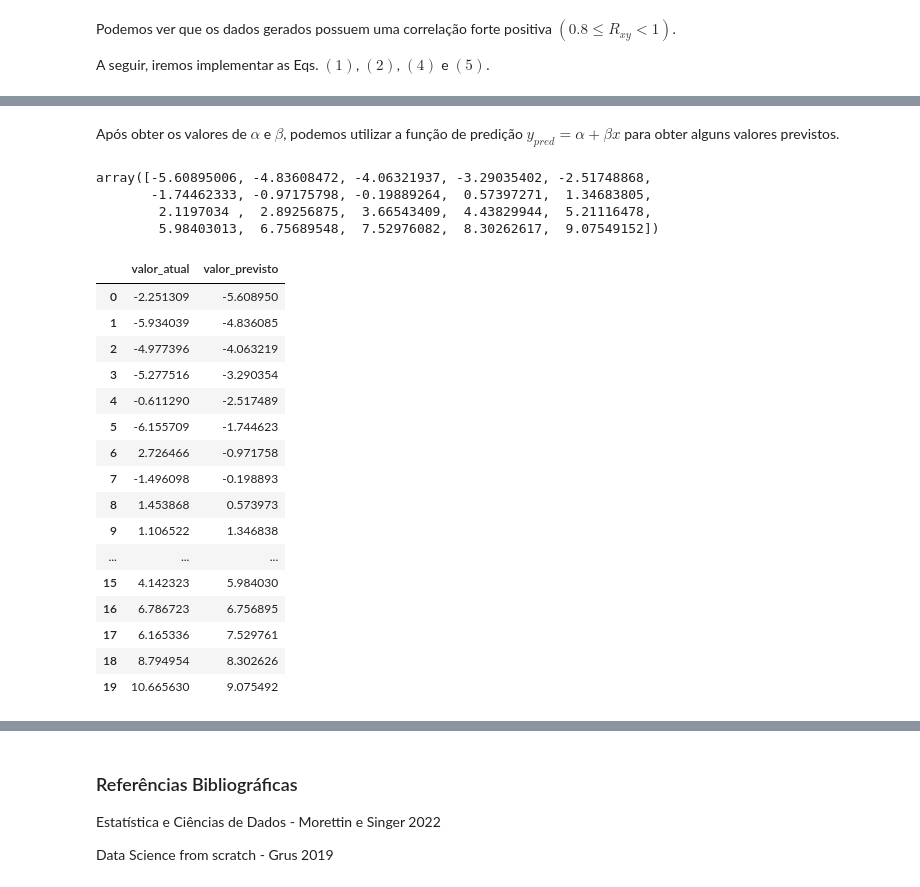
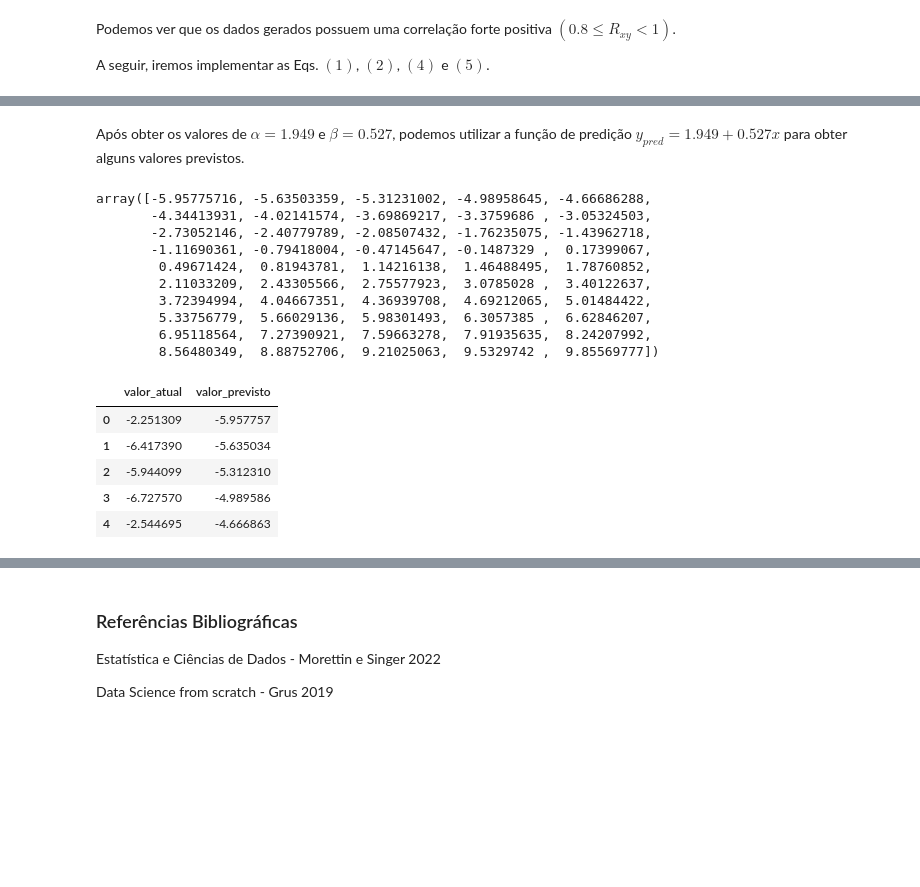
Before and after one commit to williamjouse/Linear-Regression, a Jupyter notebook: linear_regression_from_scratch.ipynb, the cells around one changed output, grey strips where cells are left out. Drawn from its saved outputs; the diff is of its cells as text; code cells hidden in the pictures; blank space fills up the shorter version.

```diff
--- a/linear_regression_from_scratch.ipynb
+++ b/linear_regression_from_scratch.ipynb
@@ -74,8 +76,8 @@ import pandas as pd
 np.random.seed(1)
 
 # Dados gerados aleatoriamente
-x = np.linspace(-15, 15, 20)
-y = x * 0.5 + 2 + np.random.normal(0, 2, size = 20)
+x = np.linspace(-15, 15, 50)
+y = x * 0.5 + 2 + np.random.normal(0, 2, size = 50)
 
 # Verificando se as variáveis são correlacionadas
 Rxy = np.corrcoef(x,y)
@@ -147,7 +149,7 @@ class linear_regression(object):
 
         x_bar = np.mean(x)
         n = len(x)
-        S = np.sqrt((1.0/(n - 2.0))*self.sum_of_sqerrors(alpha, beta, x, y))
+        S = np.sqrt((1.0/(n - 2))*self.sum_of_sqerrors(alpha, beta, x, y))
         h_ii = 1.0/n + (x - x_bar)**2/sum((x_i - x_bar)**2 for x_i in x)
 
         return self.error(alpha, beta, x, y)/(S*np.sqrt(1.0 - h_ii))
@@ -187,33 +194,28 @@ plt.show()
 # %% [markdown]
-Após obter os valores de $\alpha$ e $\beta$, podemos utilizar a função de predição $y_{pred}= \alpha + \beta x$ para obter alguns valores previstos.
+Após obter os valores de $\alpha = 1.949$ e $\beta = 0.527$, podemos utilizar a função de predição $y_{pred}= 1.949 + 0.527 x$ para obter alguns valores previstos.
 # %%
 # Usando os valores obtidos de alpha e beta para calcular os valores previstos da variável resposta.
 y_pred = reg.predict(alpha, beta, x)
 y_pred
 # %% [output]
-array([-5.60895006, -4.83608472, -4.06321937, -3.29035402, -2.51748868,
-       -1.74462333, -0.97175798, -0.19889264,  0.57397271,  1.34683805,
-        2.1197034 ,  2.89256875,  3.66543409,  4.43829944,  5.21116478,
-        5.98403013,  6.75689548,  7.52976082,  8.30262617,  9.07549152])
+array([-5.95775716, -5.63503359, -5.31231002, -4.98958645, -4.66686288,
+       -4.34413931, -4.02141574, -3.69869217, -3.3759686 , -3.05324503,
+       -2.73052146, -2.40779789, -2.08507432, -1.76235075, -1.43962718,
+       -1.11690361, -0.79418004, -0.47145647, -0.1487329 ,  0.17399067,
+        0.49671424,  0.81943781,  1.14216138,  1.46488495,  1.78760852,
+        2.11033209,  2.43305566,  2.75577923,  3.0785028 ,  3.40122637,
+        3.72394994,  4.04667351,  4.36939708,  4.69212065,  5.01484422,
+        5.33756779,  5.66029136,  5.98301493,  6.3057385 ,  6.62846207,
+        6.95118564,  7.27390921,  7.59663278,  7.91935635,  8.24207992,
+        8.56480349,  8.88752706,  9.21025063,  9.5329742 ,  9.85569777])
 # %%
 # Dataframe com os valores atuais e os previstos.
 new_df = pd.DataFrame({"valor_atual": y, "valor_previsto": y_pred})
-new_df
+new_df.head()
 # %% [output]
 |  | valor_atual | valor_previsto |
-| 0 | -2.251309 | -5.608950 |
-| 1 | -5.934039 | -4.836085 |
-| 2 | -4.977396 | -4.063219 |
-| 3 | -5.277516 | -3.290354 |
-| 4 | -0.611290 | -2.517489 |
-| 5 | -6.155709 | -1.744623 |
-| 6 | 2.726466 | -0.971758 |
-| 7 | -1.496098 | -0.198893 |
-| 8 | 1.453868 | 0.573973 |
-| 9 | 1.106522 | 1.346838 |
-| ... | ... | ... |
-| 15 | 4.142323 | 5.984030 |
-| 16 | 6.786723 | 6.756895 |
-| 17 | 6.165336 | 7.529761 |
-| 18 | 8.794954 | 8.302626 |
-| 19 | 10.665630 | 9.075492 |
+| 0 | -2.251309 | -5.957757 |
+| 1 | -6.417390 | -5.635034 |
+| 2 | -5.944099 | -5.312310 |
+| 3 | -6.727570 | -4.989586 |
+| 4 | -2.544695 | -4.666863 |
```
Also changed, not shown: parts of 7 cells of this notebook, 4 other files.
